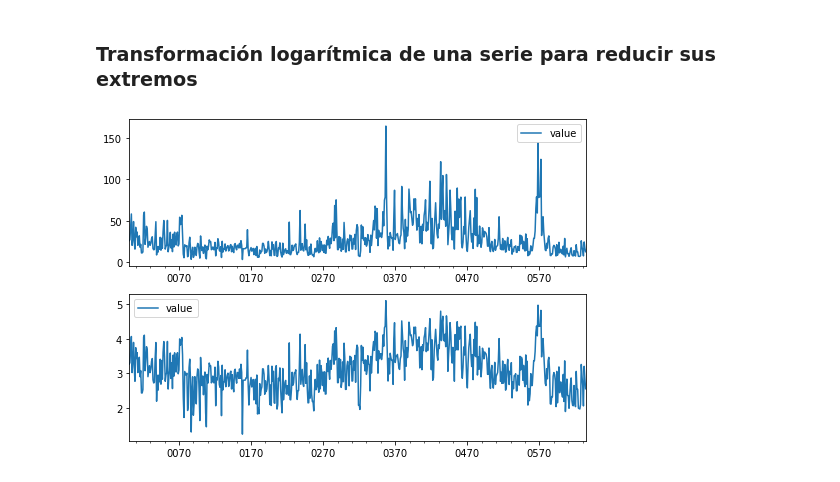
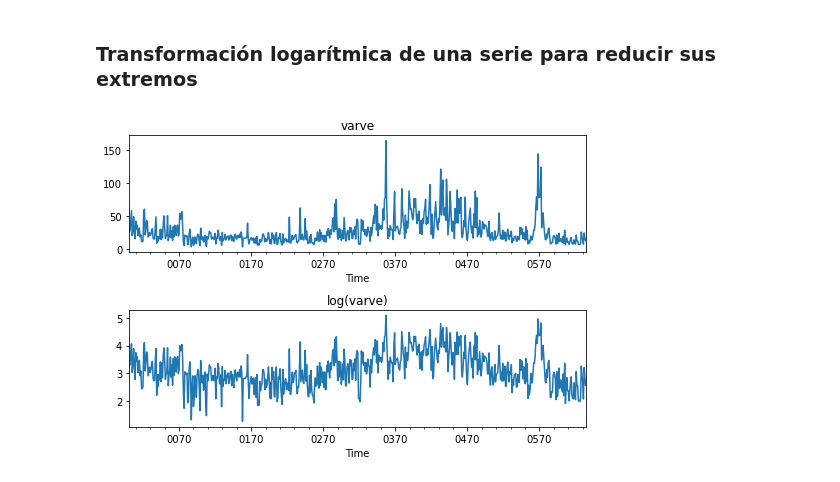
Before and after one commit to santiagopulgarin1/Clase2_GIthub, a Jupyter notebook: actd_series-tiempo_aed.ipynb, the cells around one changed output. Drawn from its saved outputs; the diff is of its cells as text; code cells hidden in the pictures.

```diff
--- a/actd_series-tiempo_aed.ipynb
+++ b/actd_series-tiempo_aed.ipynb
@@ -112,9 +109,9 @@ plt.show()
 ### Transformación logarítmica de una serie para reducir sus extremos
 # %%
 fig, axes = plt.subplots(nrows=2, figsize=(7, 5))
-varve.plot(ax=axes[0])#, title="varve", xlabel="Time", legend=False)
-varve.apply(np.log).plot(ax=axes[1])#, title="log(varve)", xlabel="Time", legend=False)
+varve.plot(ax=axes[0], title="varve", xlabel="Time", legend=False)
+varve.apply(np.log).plot(ax=axes[1], title="log(varve)", xlabel="Time", legend=False)
 fig.tight_layout()
 plt.show()
 # %% [output]
-[figure, old version]
+[figure, new version]
```
Also changed, not shown: parts of 4 cells of this notebook.
